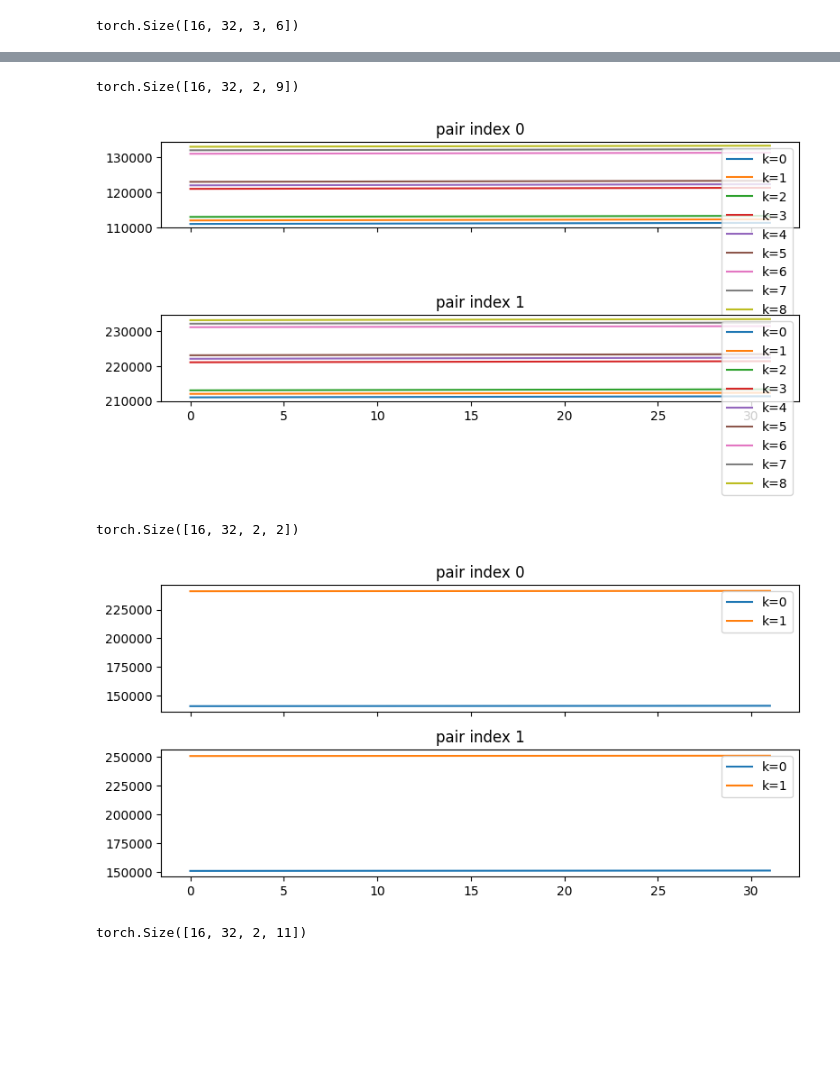
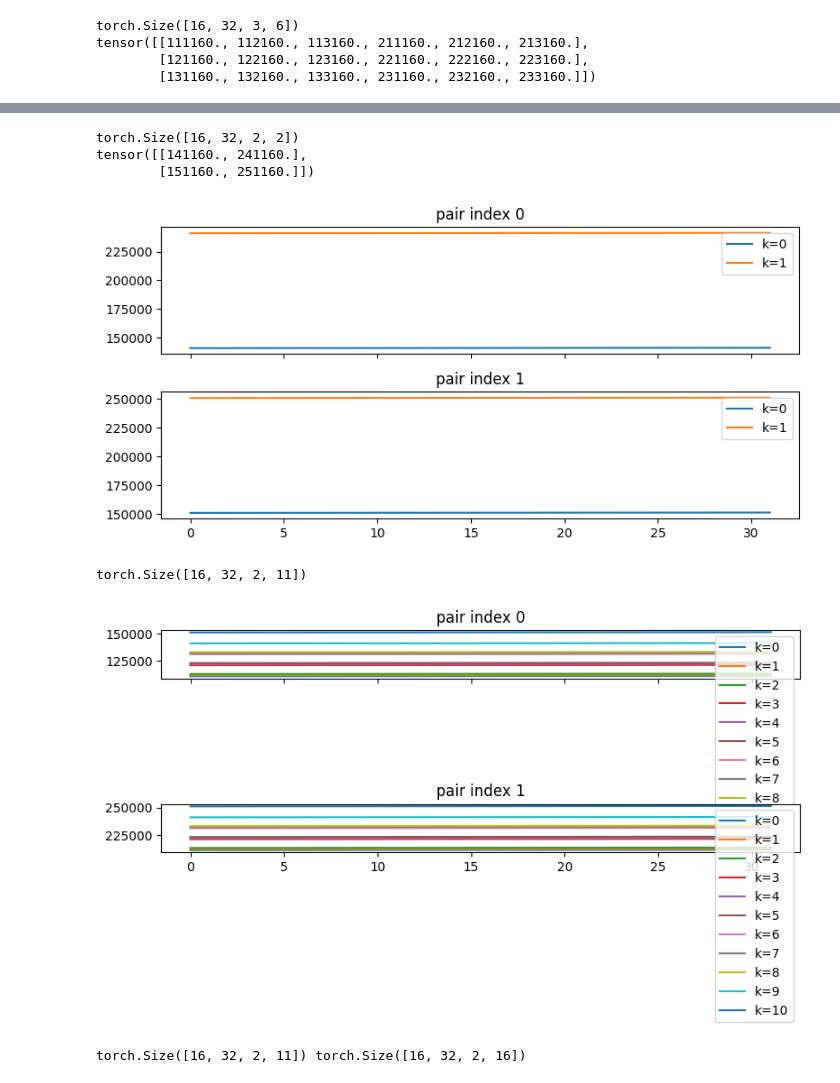
Before and after one commit to targinteanu/NeuralSystemID, a Jupyter notebook: myPytorchModels_tester.ipynb, the cells around one changed output, grey strips where cells are left out. Cells and saved outputs as stored; diff of their text form; code cells hidden in the pictures; blank space fills up the shorter version.

Commit message:
increase params with ModuleList
increase so that there can be weights unique to each band and to each channel

```diff
--- a/myPytorchModels_tester.ipynb
+++ b/myPytorchModels_tester.ipynb
@@ -55,9 +55,10 @@ class TimeSeriesConv(nn.Module):
         self.pair_fc2 = nn.Linear(C1, self.pair_output)
 
         # Stage 2: linear over flattened group
-        self.group_fcA = nn.Linear(group_size * self.pair_output, 32)
-        self.group_fcC = nn.Linear(group_size, 16)
-        self.group_fcB = nn.Linear((num_groups-numGrpUnpaired) * self.pair_output + numGrpUnpaired, 16)
+        self.group_fcA = nn.ModuleList([nn.Linear(group_size * self.pair_output, 32) for _ in range(num_groups-numGrpUnpaired)])
+        self.group_fcC = nn.ModuleList([nn.Linear(group_size, 16) for _ in range(numGrpUnpaired)])
+        b_in = (num_groups-numGrpUnpaired) * self.pair_output + numGrpUnpaired
+        self.group_fcB = nn.ModuleList([nn.Linear(b_in, 16) for _ in range(group_size)])
         mlp_in = ((num_groups-numGrpUnpaired) * 32) + (group_size * 16) + (numGrpUnpaired * 16) + leftover_dim
         dim_model = mlp_in
 
@@ -148,24 +149,28 @@ class TimeSeriesConv(nn.Module):
         # Stage 2A: groups
         p_groups = p.view(B, T, self.num_groups-self.numGrpUnpaired, self.group_size * self.pair_output)  # (B,T,num_groups,...)
         print(p_groups.shape)
+        print(p_groups[plotidx].mean(dim=0))
         xplot(p_groups[plotidx])
-        a = F.gelu(self.group_fcA(p_groups))
+        print(x_unpaired_groups.shape)
+        print(x_unpaired_groups[plotidx].mean(dim=0))
+        xplot(x_unpaired_groups[plotidx])
+        a_list = [F.gelu(self.group_fcA[i](p_groups[:, :, i, :])) for i in range(self.num_groups-self.numGrpUnpaired)]
+        a = torch.stack(a_list, dim=2)  # (B, T, num_groups-numGrpUnpaired, 32)
         a_flat = a.view(B, T, -1)
-        c = F.gelu(self.group_fcC(x_unpaired_groups))
+        c_list = [F.gelu(self.group_fcC[i](x_unpaired_groups[:, :, i, :])) for i in range(self.numGrpUnpaired)]
+        c = torch.stack(c_list, dim=2)
         c_flat = c.view(B, T, -1)
 
         # Stage 2B: threads
         p_threads = p.view(B, T, self.num_groups-self.numGrpUnpaired, self.group_size, self.pair_output)
         p_threads = p_threads.permute(0,1,3,2,4).contiguous()
         p_threads = p_threads.view(B, T, self.group_size, -1)            # (B,T,group_size,...)
-        print(p_threads.shape)
-        xplot(p_threads[plotidx])
-        print(x_unpaired_threads.shape)
-        xplot(x_unpaired_threads[plotidx])
         p_threads = torch.cat([p_threads, x_unpaired_threads], dim=-1)
         print(p_threads.shape)
         xplot(p_threads[plotidx])
-        b = F.gelu(self.group_fcB(p_threads))
+        b_list = [F.gelu(self.group_fcB[i](p_threads[:, :, i, :])) for i in range(self.group_size)]
+        b = torch.stack(b_list, dim=2)  # (B, T, group_size, 16)
+        print(p_threads.shape, b.shape)
         b_flat = b.view(B, T, -1)
         h = torch.cat([a_flat, b_flat, c_flat, x_left], dim=-1)        # (B,T,mlp_in)
 
@@ -247,6 +252,8 @@ batch_size = 16
 groupsize = 2
 
 model = TimeSeriesConv(dim_in=num_feat, dim_out=num_feat, time_len=seq_len, group_size=groupsize, num_groups=5, numGrpUnpaired=2, tuple_size=3)
+total_params = sum(p.numel() for p in model.parameters() if p.requires_grad)
+print("Total learnable parameters:", total_params)
 
 train_N = int((1 - test_size) * len(X))
 X_train = X[:train_N]
@@ -280,10 +288,15 @@ Event shape: (31, 16, 1)
 torch.Size([16, 32, 22]) torch.Size([16, 16, 1])
 torch.Size([16, 32, 6, 3])
 [figure]
 torch.Size([16, 32, 3, 6])
+tensor([[111160., 112160., 113160., 211160., 212160., 213160.],
+        [121160., 122160., 123160., 221160., 222160., 223160.],
+        [131160., 132160., 133160., 231160., 232160., 233160.]])
 [figure]
-torch.Size([16, 32, 2, 9])
+torch.Size([16, 32, 2, 2])
+tensor([[141160., 241160.],
+        [151160., 251160.]])
-[figure, old version]
+[figure, new version]
-torch.Size([16, 32, 2, 2])
+torch.Size([16, 32, 2, 11])
-[figure, old version]
+[figure, new version]
-torch.Size([16, 32, 2, 11])
+torch.Size([16, 32, 2, 11]) torch.Size([16, 32, 2, 16])
```
Also changed, not shown: parts of 1 cell of this notebook, 1 other file.
